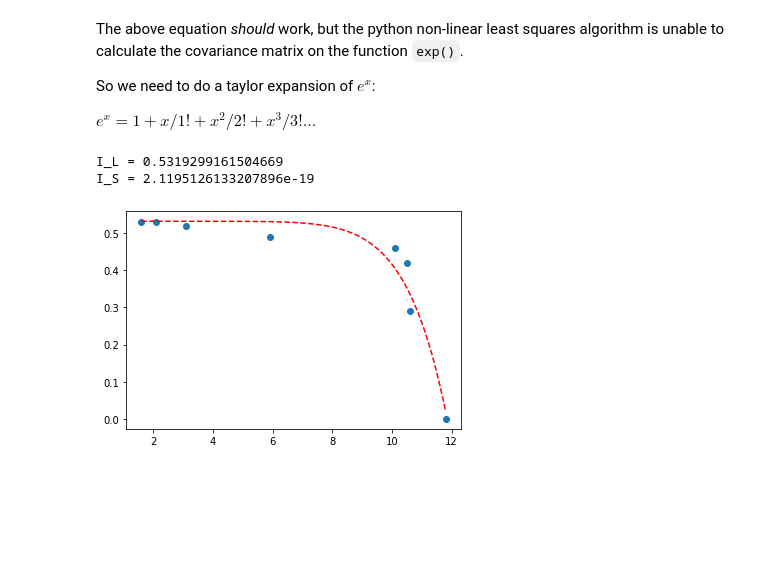
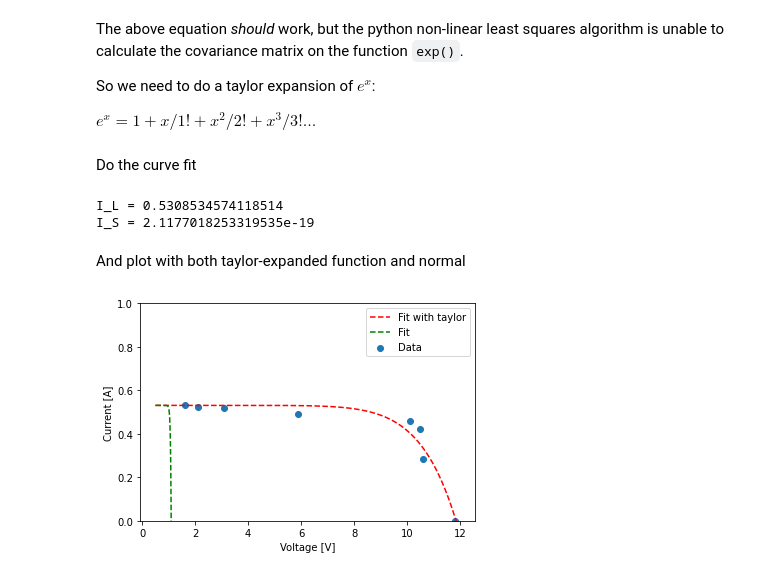
Before and after one commit to woodjmichael/PV-based-systems-lab, a Jupyter notebook: solar_cell_iv_curve_fit.ipynb, the cells around one changed output. Drawn from its saved outputs; the diff is of its cells as text; code cells hidden in the pictures; blank space fills up the shorter version.

```diff
--- a/solar_cell_iv_curve_fit.ipynb
+++ b/solar_cell_iv_curve_fit.ipynb
@@ -30,7 +78,7 @@ $
 e^x = 1 + x/1! + x^2/2! + x^3/3! ...
 $
 # %%
-def objective(x, I_L, I_S):
+def function_with_taylor(x, I_L, I_S):
 	taylor = 1
 	for i in range(1,10):
 		taylor += (q*x / (n*k*T))**i/factorial(i)
@@ -41,22 +86,29 @@ parameters, _ = curve_fit(objective, V, I)
-# %%
-# summarize the parameter values
-I_L, I_S = parameters
-print(f'I_L = {I_L}')
-print(f'I_S = {I_S}')
-
-# plot input vs output
-scatter(V, I)
-
-# define a sequence of inputs between the smallest and largest known inputs
-x_line = arange(min(V), max(V), .01)
-
-# calculate the output for the range
-y_line = objective(x_line, I_L, I_S)
-
-# create a line plot for the mapping function
-plot(x_line, y_line, '--', color='red')
-show()
-# %% [output]
-I_L = 0.5319299161504669
-I_S = 2.1195126133207896e-19
-[figure, removed]
+# %% [markdown]
+Do the curve fit
+# %%
+parameters, _ = curve_fit(function_with_taylor, V, I)
+
+I_L, I_S = parameters
+print(f'I_L = {I_L}')
+print(f'I_S = {I_S}')
+# %% [output]
+I_L = 0.5308534574118514
+I_S = 2.1177018253319535e-19
+# %% [markdown]
+And plot with both taylor-expanded function and normal
+# %%
+scatter(V, I, label='Data')
+
+x = arange(0.5, 12, .01)
+y_taylor = function_with_taylor(x, I_L, I_S)
+y = function(x, I_L, I_S)
+
+plot(x, y_taylor, '--', color='red', label='Fit with taylor')
+plot(x, y, '--', color='green', label='Fit')
+legend()
+xlabel('Voltage [V]')
+ylabel('Current [A]')
+ylim([0,1])
+show()
+# %% [output]
+[figure, added]
```
Also changed, not shown: parts of 16 cells of this notebook.
